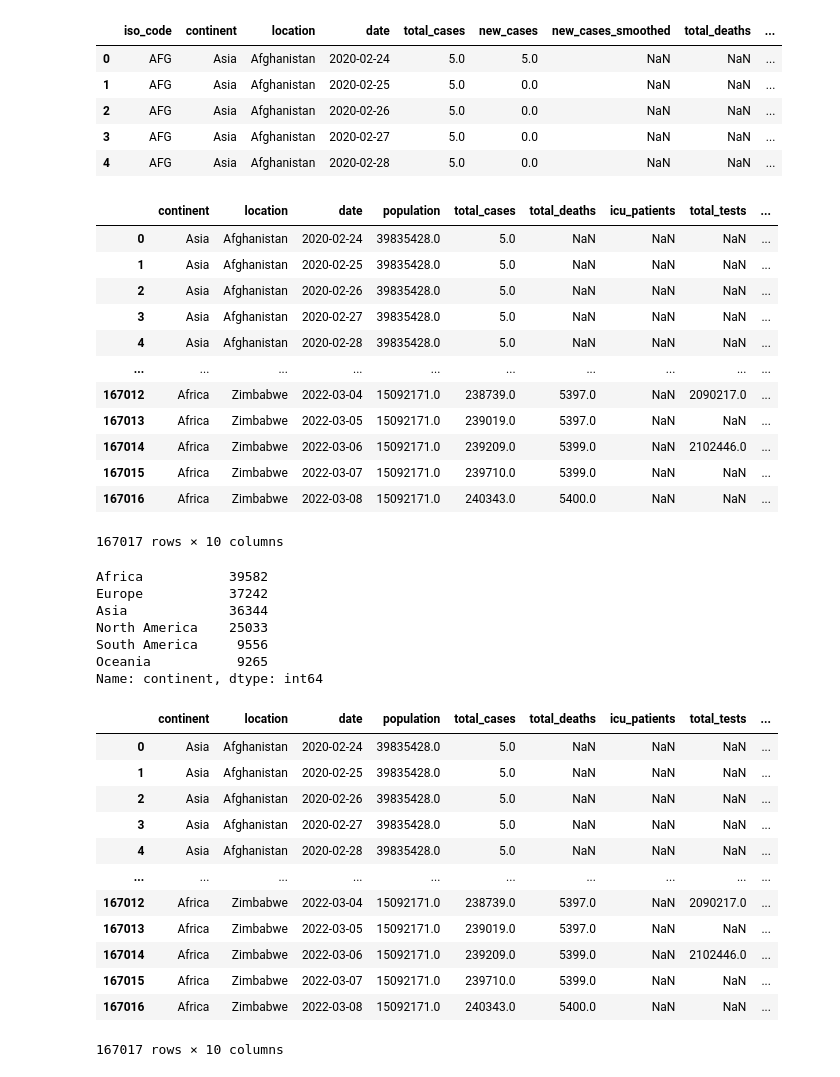
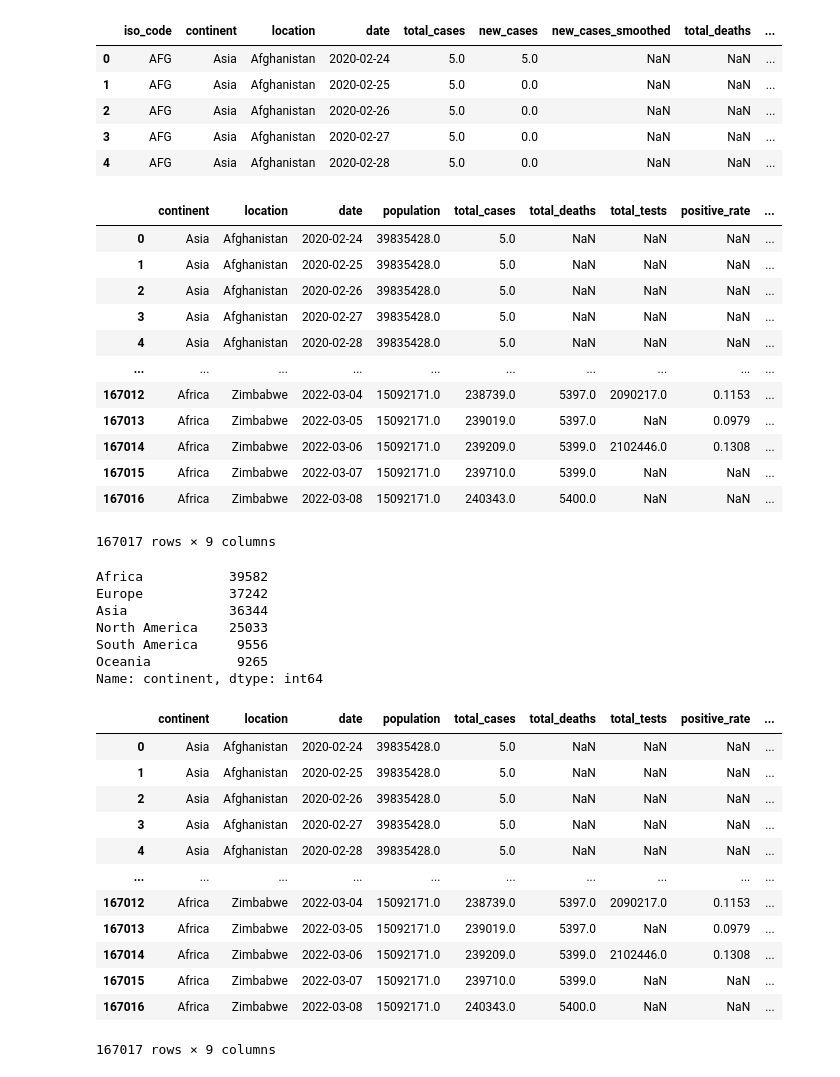
Before and after one commit to NChancheep/ITCS498_com_sci_classproject, a Jupyter notebook: ITCS498_com_sci_classproject.ipynb, the cells around one changed output. Saved outputs shown, nothing was run; the diff lists cells and outputs as text; code cells hidden in the pictures.

```diff
--- a/ITCS498_com_sci_classproject.ipynb
+++ b/ITCS498_com_sci_classproject.ipynb
@@ -12,7 +12,7 @@ pd.set_option('display.max_columns', None) # show all columns
 # %%
 #read csv file
 
-df = pd.read_csv('data/owid-covid-data.csv')
+df = pd.read_csv('owid-covid-data.csv')
 # %% [markdown]
 # Step 1: Remove duplicate or irrelevant observations
 # %%
@@ -88,23 +88,23 @@ rate_of_infect = df
 # %%
 rate_of_infect = rate_of_infect[["continent","location","date","population","total_cases","total_deaths","icu_patients","total_tests","positive_rate","total_vaccinations"]]
 # %%
-continent_infect = rate_of_infect[["continent","location","date","population","total_cases","total_deaths","icu_patients","total_tests","positive_rate","total_vaccinations"]]
+continent_infect = rate_of_infect[["continent","location","date","population","total_cases","total_deaths","total_tests","positive_rate","total_vaccinations"]]
 # %%
 continent_infect
 # %% [output]
-|  | continent | location | date | population | total_cases | total_deaths | icu_patients | total_tests | ... |
+|  | continent | location | date | population | total_cases | total_deaths | total_tests | positive_rate | ... |
 | 0 | Asia | Afghanistan | 2020-02-24 | 39835428.0 | 5.0 | NaN | NaN | NaN | ... |
 | 1 | Asia | Afghanistan | 2020-02-25 | 39835428.0 | 5.0 | NaN | NaN | NaN | ... |
 | 2 | Asia | Afghanistan | 2020-02-26 | 39835428.0 | 5.0 | NaN | NaN | NaN | ... |
 | 3 | Asia | Afghanistan | 2020-02-27 | 39835428.0 | 5.0 | NaN | NaN | NaN | ... |
 | 4 | Asia | Afghanistan | 2020-02-28 | 39835428.0 | 5.0 | NaN | NaN | NaN | ... |
 | ... | ... | ... | ... | ... | ... | ... | ... | ... | ... |
-| 167012 | Africa | Zimbabwe | 2022-03-04 | 15092171.0 | 238739.0 | 5397.0 | NaN | 2090217.0 | ... |
-| 167013 | Africa | Zimbabwe | 2022-03-05 | 15092171.0 | 239019.0 | 5397.0 | NaN | NaN | ... |
-| 167014 | Africa | Zimbabwe | 2022-03-06 | 15092171.0 | 239209.0 | 5399.0 | NaN | 2102446.0 | ... |
+| 167012 | Africa | Zimbabwe | 2022-03-04 | 15092171.0 | 238739.0 | 5397.0 | 2090217.0 | 0.1153 | ... |
+| 167013 | Africa | Zimbabwe | 2022-03-05 | 15092171.0 | 239019.0 | 5397.0 | NaN | 0.0979 | ... |
+| 167014 | Africa | Zimbabwe | 2022-03-06 | 15092171.0 | 239209.0 | 5399.0 | 2102446.0 | 0.1308 | ... |
 | 167015 | Africa | Zimbabwe | 2022-03-07 | 15092171.0 | 239710.0 | 5399.0 | NaN | NaN | ... |
 | 167016 | Africa | Zimbabwe | 2022-03-08 | 15092171.0 | 240343.0 | 5400.0 | NaN | NaN | ... |
-167017 rows × 10 columns
+167017 rows × 9 columns
 # %%
 continent_infect['continent'].value_counts()
 # %% [output]
@@ -116,21 +116,21 @@ South America     9556
 Oceania           9265
 Name: continent, dtype: int64
 # %%
-continent_infect[["continent","location","date","population","total_cases","total_deaths","icu_patients","total_tests","positive_rate","total_vaccinations"]]
+continent_infect[["continent","location","date","population","total_cases","total_deaths","total_tests","positive_rate","total_vaccinations"]]
 # %% [output]
-|  | continent | location | date | population | total_cases | total_deaths | icu_patients | total_tests | ... |
+|  | continent | location | date | population | total_cases | total_deaths | total_tests | positive_rate | ... |
 | 0 | Asia | Afghanistan | 2020-02-24 | 39835428.0 | 5.0 | NaN | NaN | NaN | ... |
 | 1 | Asia | Afghanistan | 2020-02-25 | 39835428.0 | 5.0 | NaN | NaN | NaN | ... |
 | 2 | Asia | Afghanistan | 2020-02-26 | 39835428.0 | 5.0 | NaN | NaN | NaN | ... |
 | 3 | Asia | Afghanistan | 2020-02-27 | 39835428.0 | 5.0 | NaN | NaN | NaN | ... |
 | 4 | Asia | Afghanistan | 2020-02-28 | 39835428.0 | 5.0 | NaN | NaN | NaN | ... |
 | ... | ... | ... | ... | ... | ... | ... | ... | ... | ... |
-| 167012 | Africa | Zimbabwe | 2022-03-04 | 15092171.0 | 238739.0 | 5397.0 | NaN | 2090217.0 | ... |
-| 167013 | Africa | Zimbabwe | 2022-03-05 | 15092171.0 | 239019.0 | 5397.0 | NaN | NaN | ... |
-| 167014 | Africa | Zimbabwe | 2022-03-06 | 15092171.0 | 239209.0 | 5399.0 | NaN | 2102446.0 | ... |
+| 167012 | Africa | Zimbabwe | 2022-03-04 | 15092171.0 | 238739.0 | 5397.0 | 2090217.0 | 0.1153 | ... |
+| 167013 | Africa | Zimbabwe | 2022-03-05 | 15092171.0 | 239019.0 | 5397.0 | NaN | 0.0979 | ... |
+| 167014 | Africa | Zimbabwe | 2022-03-06 | 15092171.0 | 239209.0 | 5399.0 | 2102446.0 | 0.1308 | ... |
 | 167015 | Africa | Zimbabwe | 2022-03-07 | 15092171.0 | 239710.0 | 5399.0 | NaN | NaN | ... |
 | 167016 | Africa | Zimbabwe | 2022-03-08 | 15092171.0 | 240343.0 | 5400.0 | NaN | NaN | ... |
-167017 rows × 10 columns
+167017 rows × 9 columns
 # %%
 continent_infect
 # %% [output]
```
Also changed, not shown: parts of 16 cells of this notebook.
